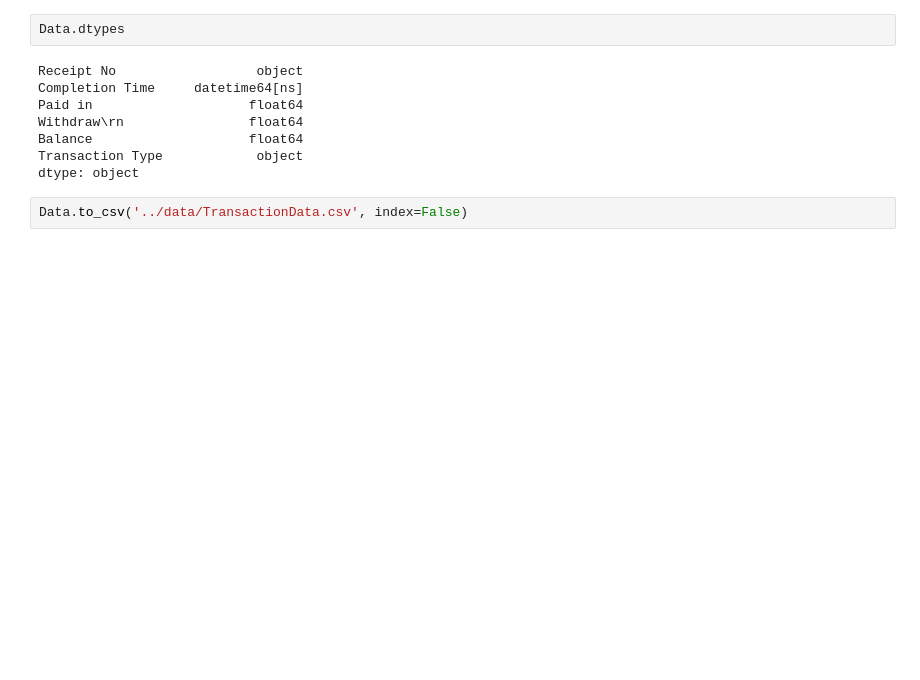
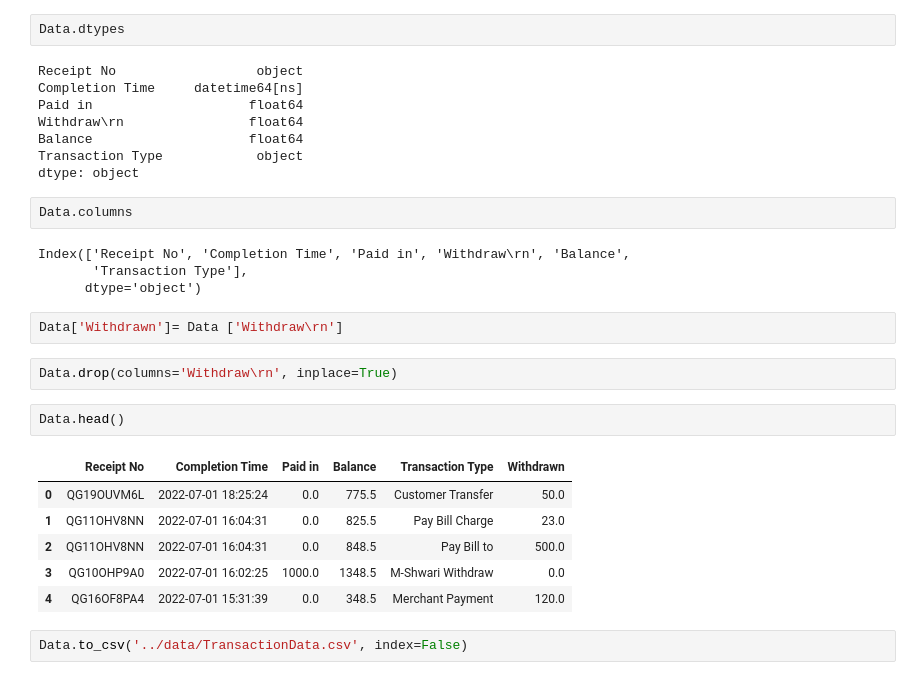
Before and after one commit to Stella-Mutacho/Mpesa-analysis, a Jupyter notebook: notebooks/Extract.ipynb, the cells around one changed output. Drawn from its saved outputs; the diff is of its cells as text; blank space fills up the shorter version.

```diff
--- a/notebooks/Extract.ipynb
+++ b/notebooks/Extract.ipynb
@@ -214,5 +205,24 @@ Withdraw\rn                float64
 Balance                    float64
 Transaction Type            object
 dtype: object
+# %%
+Data.columns
+# %% [output]
+Index(['Receipt No', 'Completion Time', 'Paid in', 'Withdraw\rn', 'Balance',
+       'Transaction Type'],
+      dtype='object')
+# %%
+Data['Withdrawn']= Data ['Withdraw\rn']
+# %%
+Data.drop(columns='Withdraw\rn', inplace=True)
+# %%
+Data.head()
+# %% [output]
+|  | Receipt No | Completion Time | Paid in | Balance | Transaction Type | Withdrawn |
+| 0 | QG19OUVM6L | 2022-07-01 18:25:24 | 0.0 | 775.5 | Customer Transfer | 50.0 |
+| 1 | QG11OHV8NN | 2022-07-01 16:04:31 | 0.0 | 825.5 | Pay Bill Charge | 23.0 |
+| 2 | QG11OHV8NN | 2022-07-01 16:04:31 | 0.0 | 848.5 | Pay Bill to | 500.0 |
+| 3 | QG10OHP9A0 | 2022-07-01 16:02:25 | 1000.0 | 1348.5 | M-Shwari Withdraw | 0.0 |
+| 4 | QG16OF8PA4 | 2022-07-01 15:31:39 | 0.0 | 348.5 | Merchant Payment | 120.0 |
 # %%
 Data.to_csv('../data/TransactionData.csv', index=False)
```
Also changed, not shown: parts of 5 cells of this notebook.
